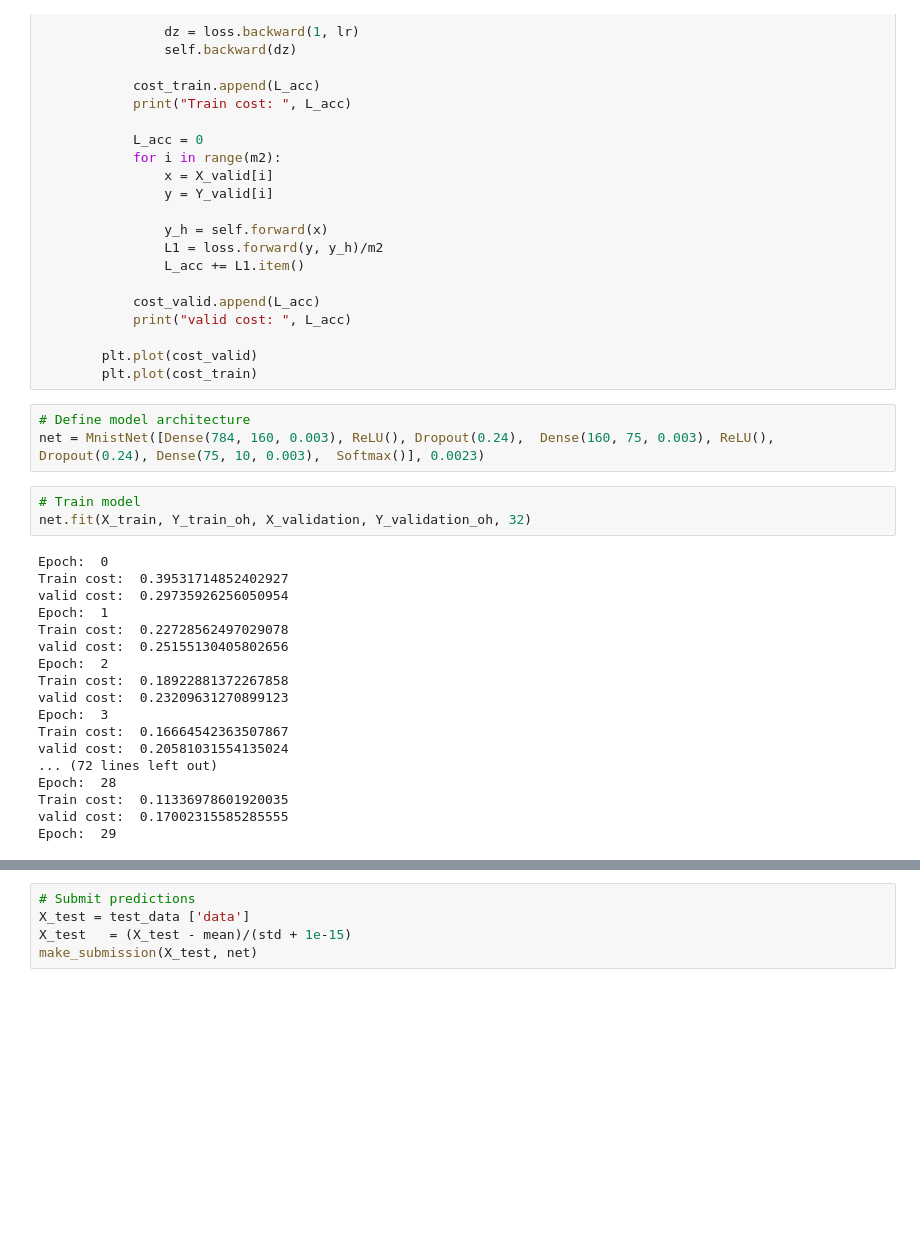
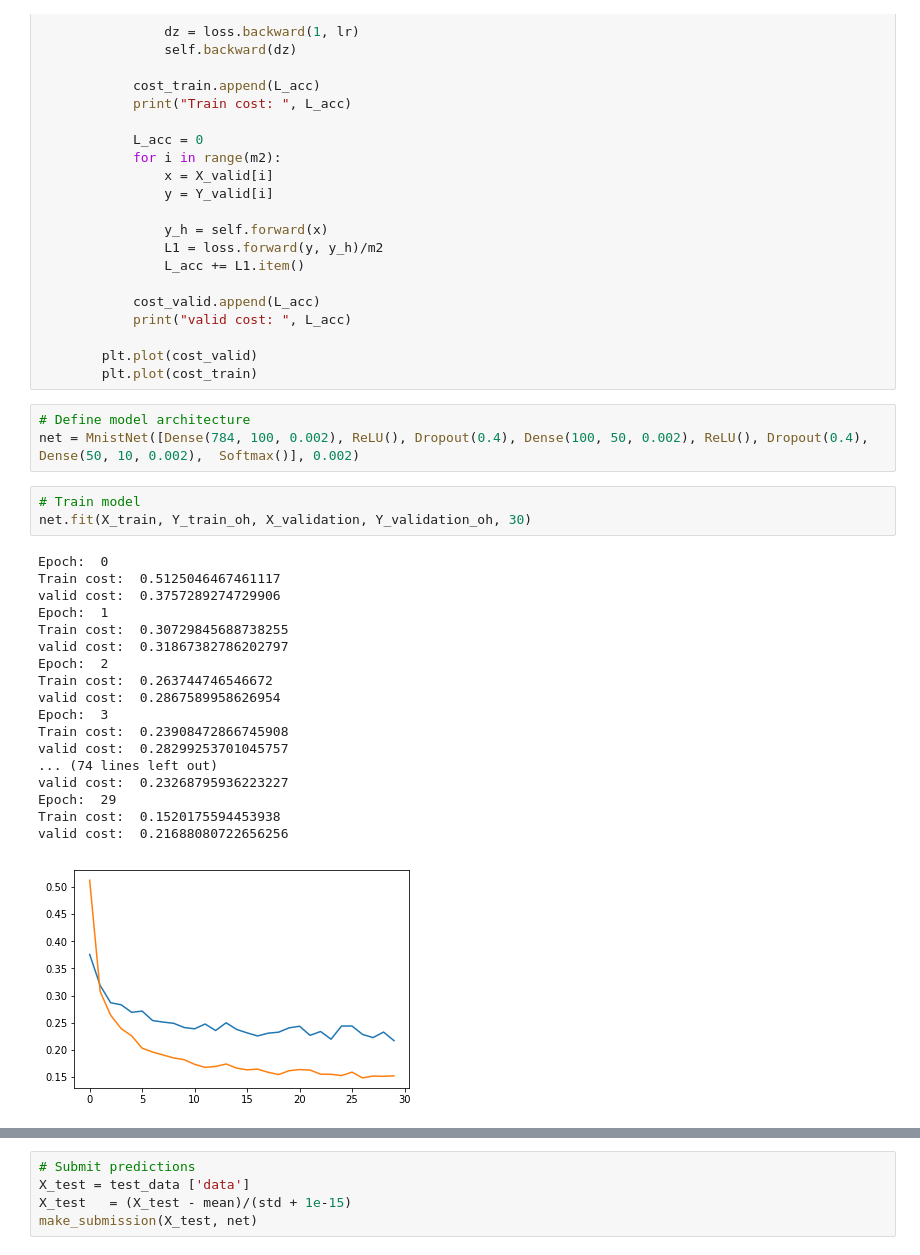
Before and after one commit to stanislaushimovolos/TechnoTrack_NeuralNets, a Jupyter notebook: multi-class classification/Homework2_nosolo.ipynb, the cells around one changed output, grey strips where cells are left out. Drawn from its saved outputs; the diff is of its cells as text; blank space fills up the shorter version.

```diff
--- a/multi-class classification/Homework2_nosolo.ipynb
+++ b/multi-class classification/Homework2_nosolo.ipynb
@@ -217,28 +217,29 @@ class MnistNet:
         plt.plot(cost_train)
 # %%
 # Define model architecture
-net = MnistNet([Dense(784, 160, 0.003), ReLU(), Dropout(0.24),  Dense(160, 75, 0.003), ReLU(), Dropout(0.24), Dense(75, 10, 0.003),  Softmax()], 0.0023)
+net = MnistNet([Dense(784, 100, 0.002), ReLU(), Dropout(0.4), Dense(100, 50, 0.002), ReLU(), Dropout(0.4), Dense(50, 10, 0.002),  Softmax()], 0.002)
 # %%
 # Train model
-net.fit(X_train, Y_train_oh, X_validation, Y_validation_oh, 32)
+net.fit(X_train, Y_train_oh, X_validation, Y_validation_oh, 30)
 # %% [output]
 Epoch:  0
-Train cost:  0.39531714852402927
-valid cost:  0.29735926256050954
+Train cost:  0.5125046467461117
+valid cost:  0.3757289274729906
 Epoch:  1
-Train cost:  0.22728562497029078
-valid cost:  0.25155130405802656
+Train cost:  0.30729845688738255
+valid cost:  0.31867382786202797
 Epoch:  2
-Train cost:  0.18922881372267858
-valid cost:  0.23209631270899123
+Train cost:  0.263744746546672
+valid cost:  0.2867589958626954
 Epoch:  3
-Train cost:  0.16664542363507867
-valid cost:  0.20581031554135024
-... (72 lines left out)
-Epoch:  28
-Train cost:  0.11336978601920035
-valid cost:  0.17002315585285555
+Train cost:  0.23908472866745908
+valid cost:  0.28299253701045757
+... (74 lines left out)
+valid cost:  0.23268795936223227
 Epoch:  29
+Train cost:  0.1520175594453938
+valid cost:  0.21688080722656256
+[figure, added]
 # %%
 # Analyze results
 train_acc = compute_acc(X_train, Y_train, net)
```
Also changed, not shown: parts of 1 cell of this notebook.
